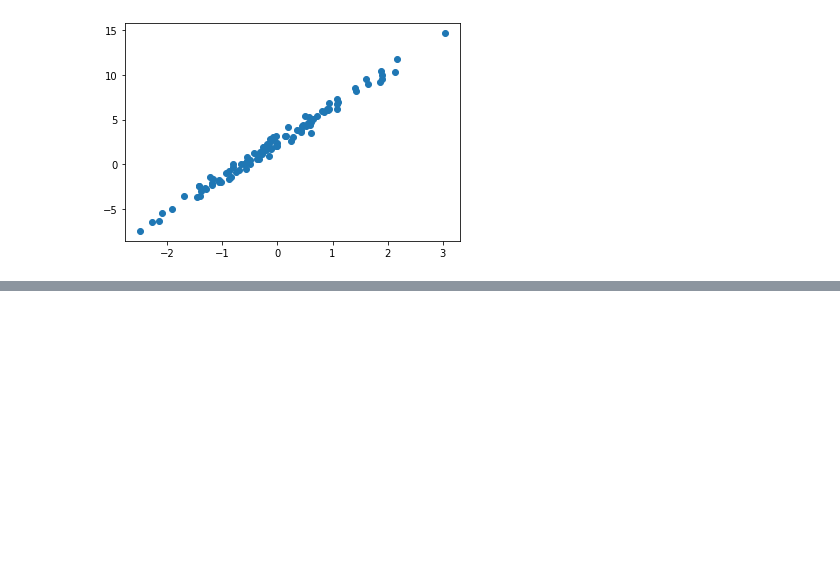
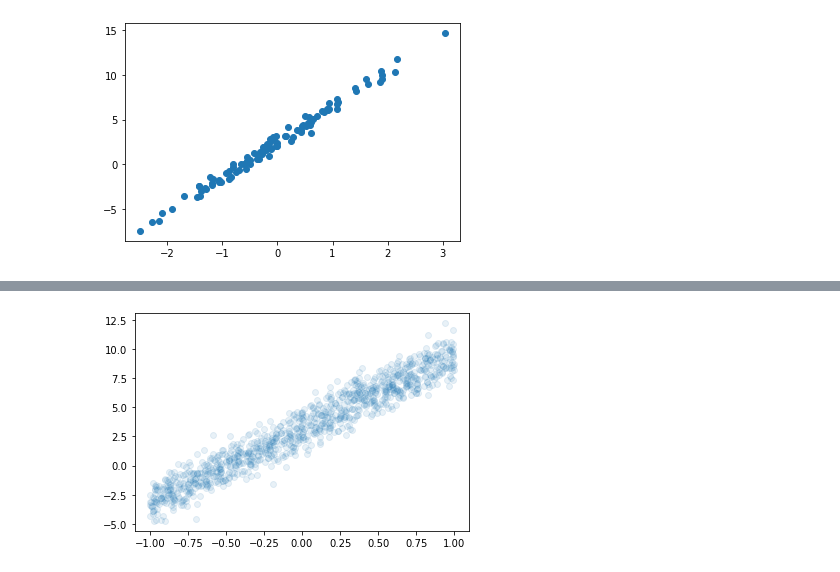
Before and after one commit to KimDoYoung1997/DL2025, a Jupyter notebook: docs/posts/exercise.out.ipynb, the cells around one changed output, grey strips where cells are left out. Saved outputs shown, nothing was run; the diff lists cells and outputs as text; code cells hidden in the pictures; blank space fills up the shorter version.

```diff
--- a/docs/posts/exercise.out.ipynb
+++ b/docs/posts/exercise.out.ipynb
@@ -337,0 +351,7 @@ optimizr를 선언하라. (3)의 결과로 총 5회 갱신된 값에 이어서 1
+# %%
+x = torch.rand([1000,1])*2-1
+y = 3.14 + 6.28*x + torch.randn([1000,1])
+# %%
+plt.plot(x,y,'o',alpha=0.1)
+# %% [output]
+[figure, added]
```
Also changed, not shown: parts of 21 cells of this notebook, 13 other files.
